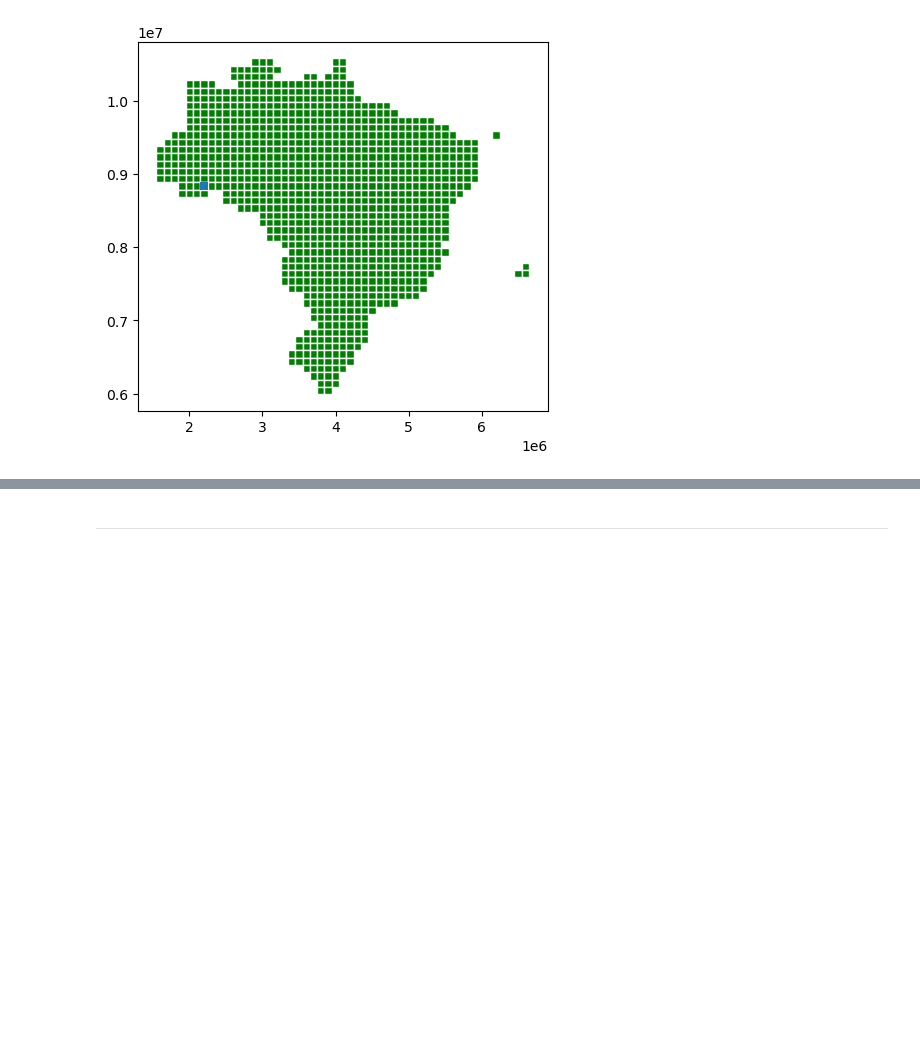
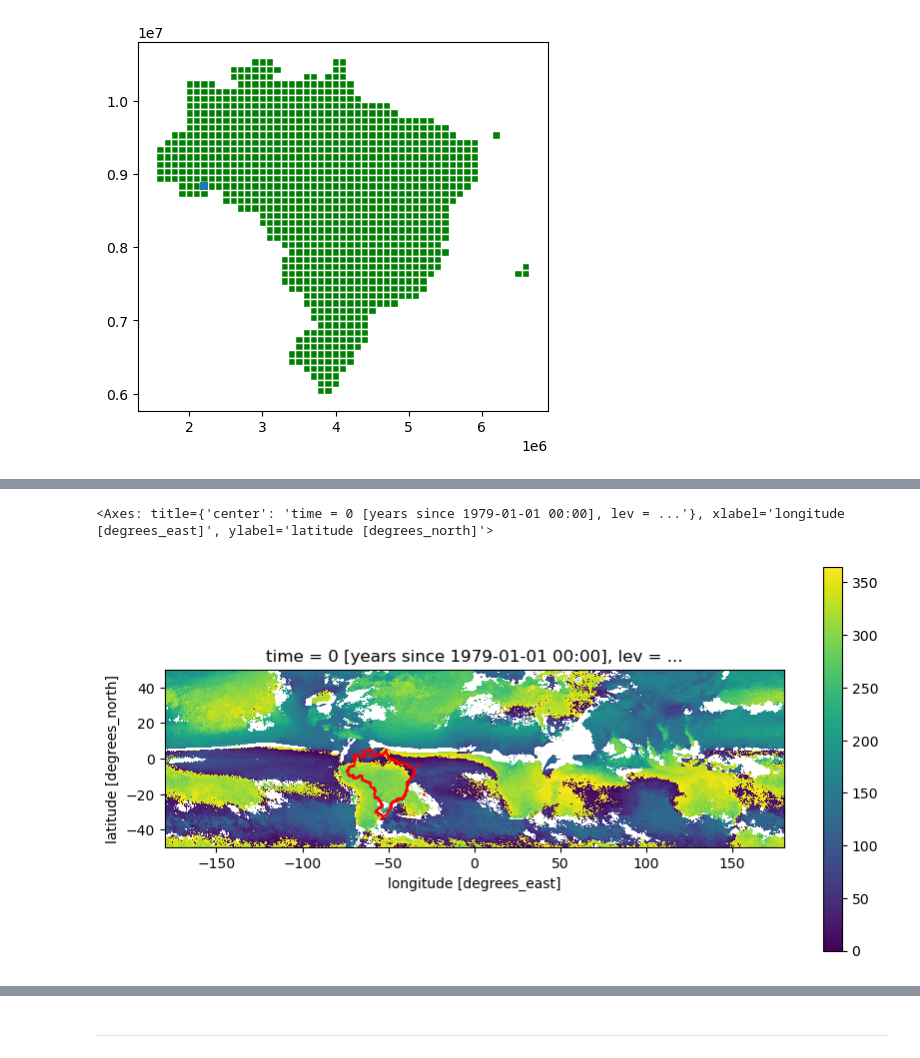
Before and after one commit to felixschulz385/Masterthesis, a Jupyter notebook: code/experiments/experiments.ipynb, the cells around one changed output, grey strips where cells are left out. Saved outputs shown, nothing was run; the diff lists cells and outputs as text; code cells hidden in the pictures; blank space fills up the shorter version.

```diff
--- a/code/experiments/experiments.ipynb
+++ b/code/experiments/experiments.ipynb
@@ -539,0 +598,15 @@ Clipping input data to the valid range for imshow with RGB data ([0..1] for floa
+# %%
+boundaries = gpd.read_file("/pfs/work7/workspace/scratch/tu_zxobe27-master_thesis/data/boundaries/gadm_410-BRA.geojson",
+                           engine = "pyogrio")
+# %%
+wet_season_onset = xr.open_dataset("/pfs/work7/workspace/scratch/tu_zxobe27-master_thesis/test/median.onset.wet.season.TRMM.nc", decode_times=False).to_dataarray().sel(time=0, lev=1000, variable="medons")
+wet_season_onset["lon"] = (((wet_season_onset["lon"] // 180) * (- 360)) + wet_season_onset["lon"])
+wet_season_onset = wet_season_onset.sortby("lon").rio.write_crs(4326).rio.set_spatial_dims(x_dim="lon", y_dim="lat", inplace=True).rio.write_coordinate_system()
+# %%
+import matplotlib.pyplot as plt
+fig, ax = plt.subplots(1, 1, figsize=(10, 5))
+wet_season_onset.plot.imshow(ax = ax)
+boundaries.boundary.plot(ax = ax, color = "red")
+# %% [output]
+<Axes: title={'center': 'time = 0 [years since 1979-01-01 00:00], lev = ...'}, xlabel='longitude [degrees_east]', ylabel='latitude [degrees_north]'>
+[figure, added]
```
Also changed, not shown: parts of 15 cells of this notebook, 1 other file.
